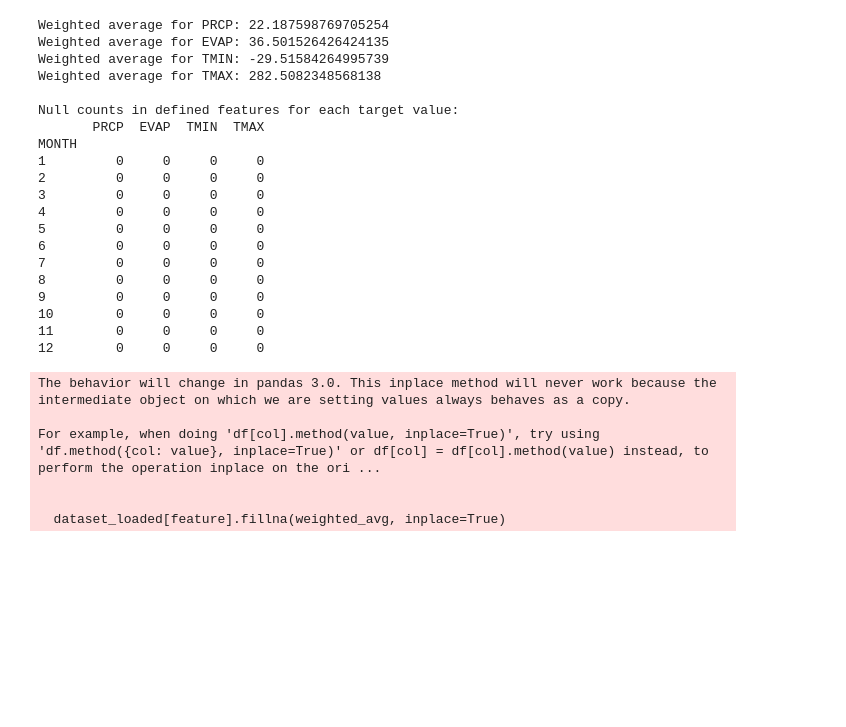
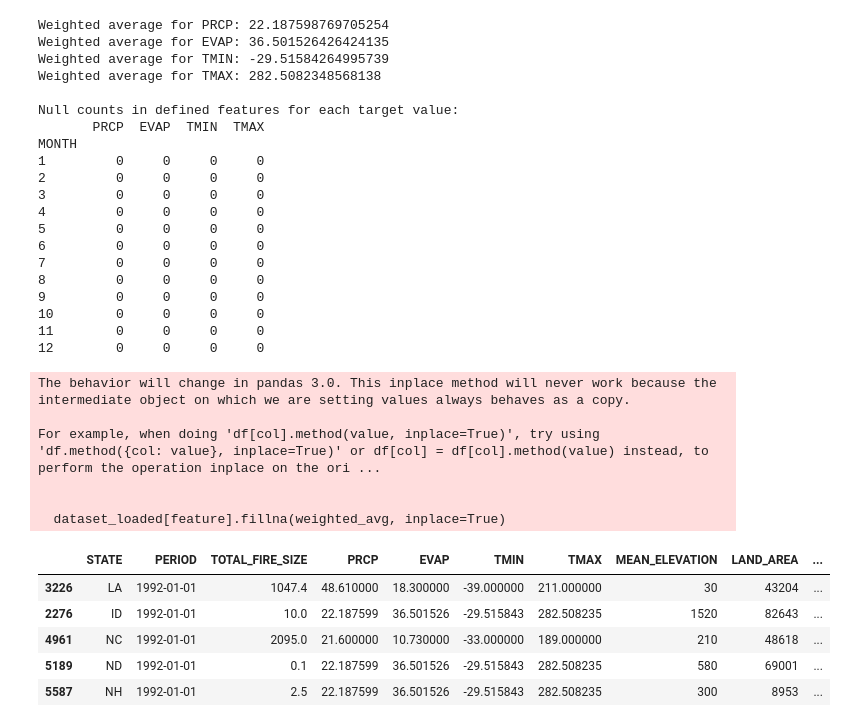
Before and after one commit to mflodzinski/Hackathon-Epoch, a Jupyter notebook: main.ipynb, the cells around one changed output. Cells and saved outputs as stored; diff of their text form; code cells hidden in the pictures; blank space fills up the shorter version.

```diff
--- a/main.ipynb
+++ b/main.ipynb
@@ -191,6 +194,15 @@ For example, when doing 'df[col].method(value, inplace=True)', try using 'df.met
 
 
   dataset_loaded[feature].fillna(weighted_avg, inplace=True)
+# %%
+dataset_loaded.head()
+# %% [output]
+|  | STATE | PERIOD | TOTAL_FIRE_SIZE | PRCP | EVAP | TMIN | TMAX | MEAN_ELEVATION | LAND_AREA | ... |
+| 3226 | LA | 1992-01-01 | 1047.4 | 48.610000 | 18.300000 | -39.000000 | 211.000000 | 30 | 43204 | ... |
+| 2276 | ID | 1992-01-01 | 10.0 | 22.187599 | 36.501526 | -29.515843 | 282.508235 | 1520 | 82643 | ... |
+| 4961 | NC | 1992-01-01 | 2095.0 | 21.600000 | 10.730000 | -33.000000 | 189.000000 | 210 | 48618 | ... |
+| 5189 | ND | 1992-01-01 | 0.1 | 22.187599 | 36.501526 | -29.515843 | 282.508235 | 580 | 69001 | ... |
+| 5587 | NH | 1992-01-01 | 2.5 | 22.187599 | 36.501526 | -29.515843 | 282.508235 | 300 | 8953 | ... |
 # %%
 dataset_loaded = dataset_loaded.drop(columns=['MONTH', 'YEAR', 'PERIOD'])
 dataset_loaded.describe()
```
Also changed, not shown: parts of 7 cells of this notebook, 3 other files.
